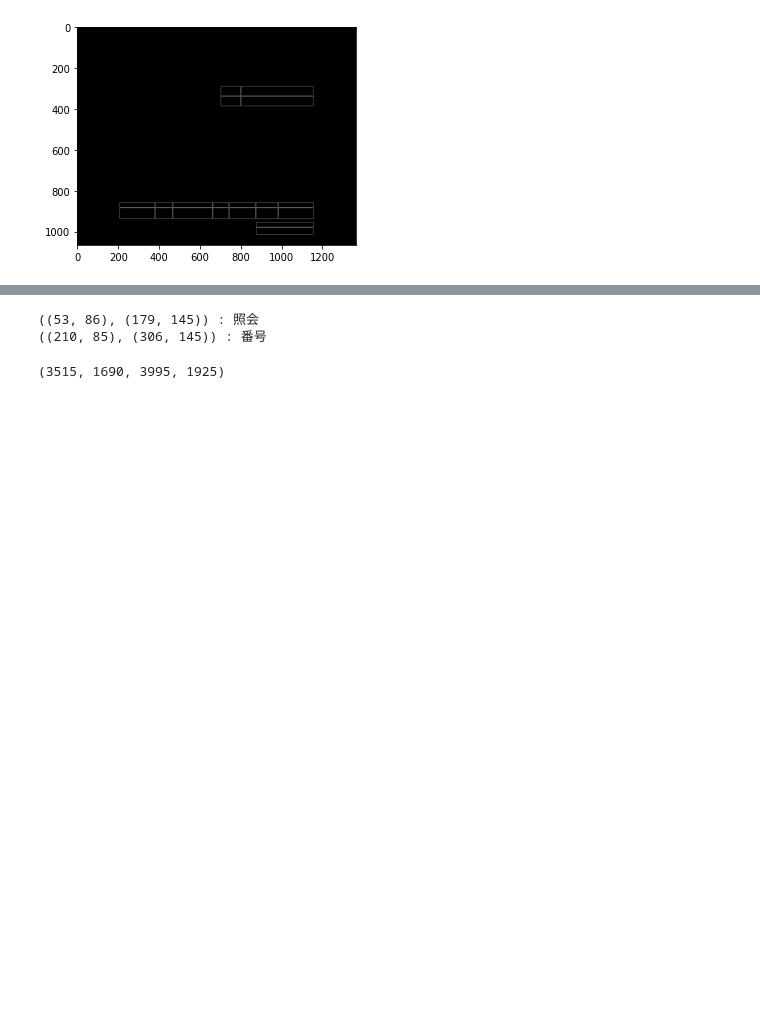
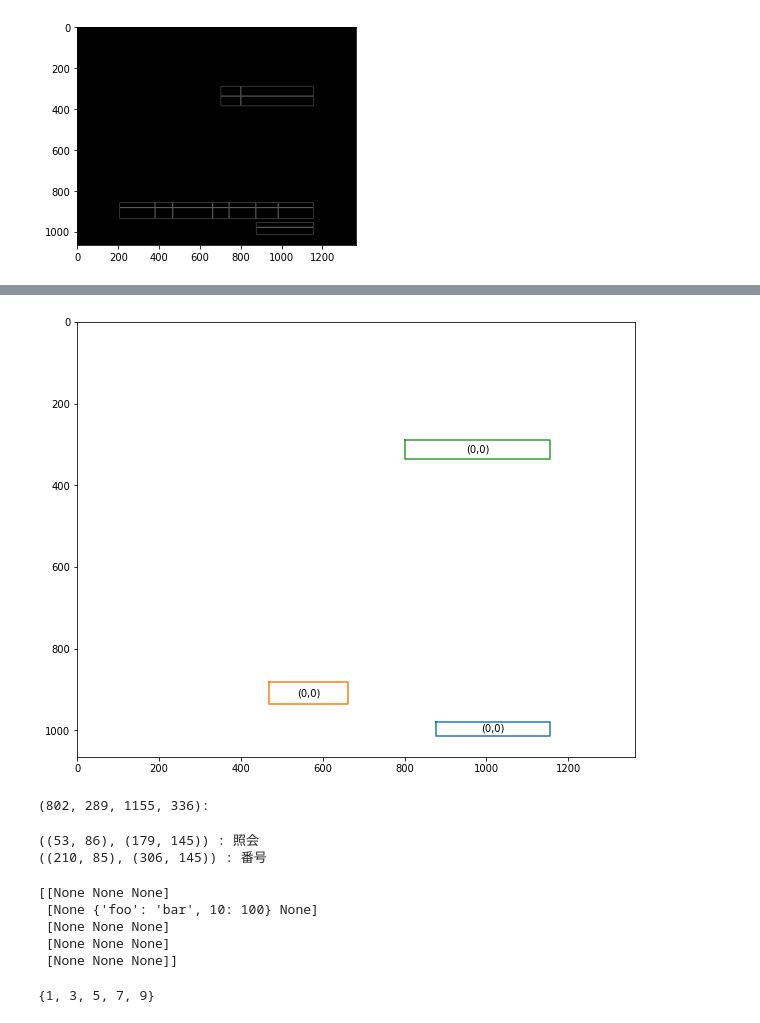
Before and after one commit to E-Kohei/pdf_analyze, a Jupyter notebook: pdftest.ipynb, the cells around one changed output, grey strips where cells are left out. Drawn from its saved outputs; the diff is of its cells as text; code cells hidden in the pictures; blank space fills up the shorter version.

```diff
--- a/pdftest.ipynb
+++ b/pdftest.ipynb
@@ -508,12 +508,14 @@ def get_bbox(contour):
     return (min_x, min_y, max_x, max_y)
 
 
-cells = defaultdict(list)
+#cells = defaultdict(list)
+tables_raw = defaultdict(list)
 img_cp = np.zeros_like(img_bin_dilate)
 for i, cont in enumerate(contours):
     if hierarchy[0][i][2] == -1 and hierarchy[0][i][3] != -1:    # the most inside cell
         bbox = get_bbox(cont)
-        cells[hierarchy[0][i][3]].append(bbox)
+        #cells[hierarchy[0][i][3]].append(bbox)
+        tables_raw[hierarchy[0][i][3]].append(Cell(bbox, ""))
         cv2.drawContours(img_cp, contours, i, 255, 1)
 plt.imshow(img_cp, cmap="gray")
 plt.show()
@@ -727,0 +902,5 @@ for index, table in tables_with_group.items():
+# %%
+tables = []
+for table_raw in tables_raw.values():
+    table = Table(table_raw)
+    tables.append(table)
@@ -728,3 +925,19 @@ for index, table in tables_with_group.items():
+# %%
+%matplotlib inline
+fig, ax = plt.subplots(figsize=(10,8))
+for table in tables:
+    num_row, num_col = table.shape
+    for i in range(num_row):
+        for j in range(num_col):
+            cg = table[i,j]
+            plot_square(ax, cg["bbox"], f"({i},{j})")
+ax.set_xlim(0, 1364)
+ax.set_ylim(1065, 0)
+plt.show()
+print(cg)
+# %% [output]
+[figure, added]
+(802, 289, 1155, 336):
 # %%
 tools = pyocr.get_available_tools()
 tool = tools[0]
@@ -744,7 +957,13 @@ for wb in word_boxes:
 ((53, 86), (179, 145)) : 照会
 ((210, 85), (306, 145)) : 番号
 # %%
-tuple(5*i for i in table[1]["bbox"])
+for table in tables:
+    if table.shape == (2,2):
 # %% [output]
-(3515, 1690, 3995, 1925)
+[[None None None]
+ [None {'foo': 'bar', 10: 100} None]
+ [None None None]
+ [None None None]
+ [None None None]]
+{1, 3, 5, 7, 9}
 # %%
```
Also changed, not shown: parts of 10 cells of this notebook.
